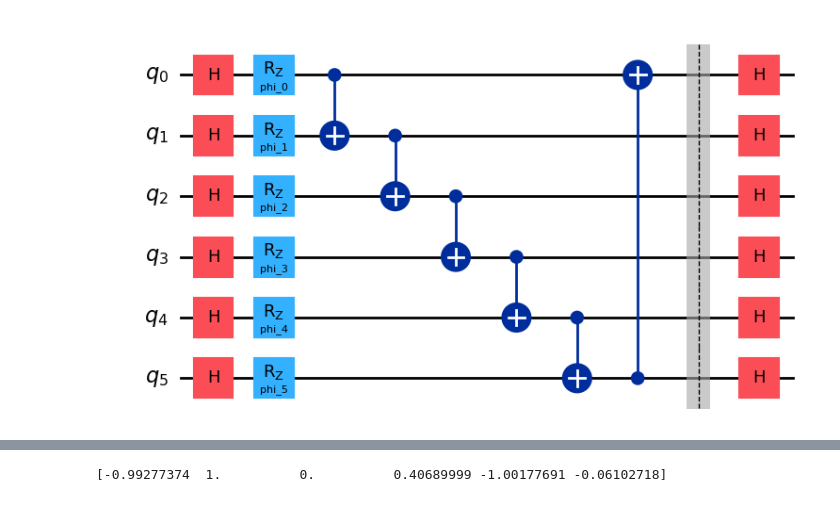
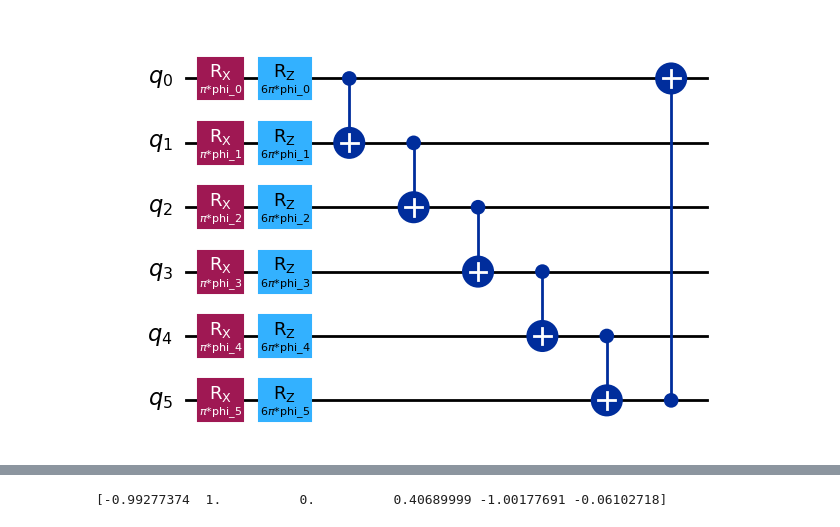
Before and after one commit to fdamore/QK, a Jupyter notebook: notebooks/validation.ipynb, the cells around one changed output, grey strips where cells are left out. Saved outputs shown, nothing was run; the diff lists cells and outputs as text; code cells hidden in the pictures.

```diff
--- a/notebooks/validation.ipynb
+++ b/notebooks/validation.ipynb
@@ -14,7 +38,7 @@ sys.path.insert(1, main_dir)
 # %%
 from pqk.Circuits import Circuits
 
-q_template = Circuits.ansatz_encoded(6)
+q_template = Circuits.spiral(6, 3)
 q_template.draw('mpl')
 # %% [output]
-[figure, old version]
+[figure, new version]
```
Also changed, not shown: parts of 4 cells of this notebook, 1 other file.
